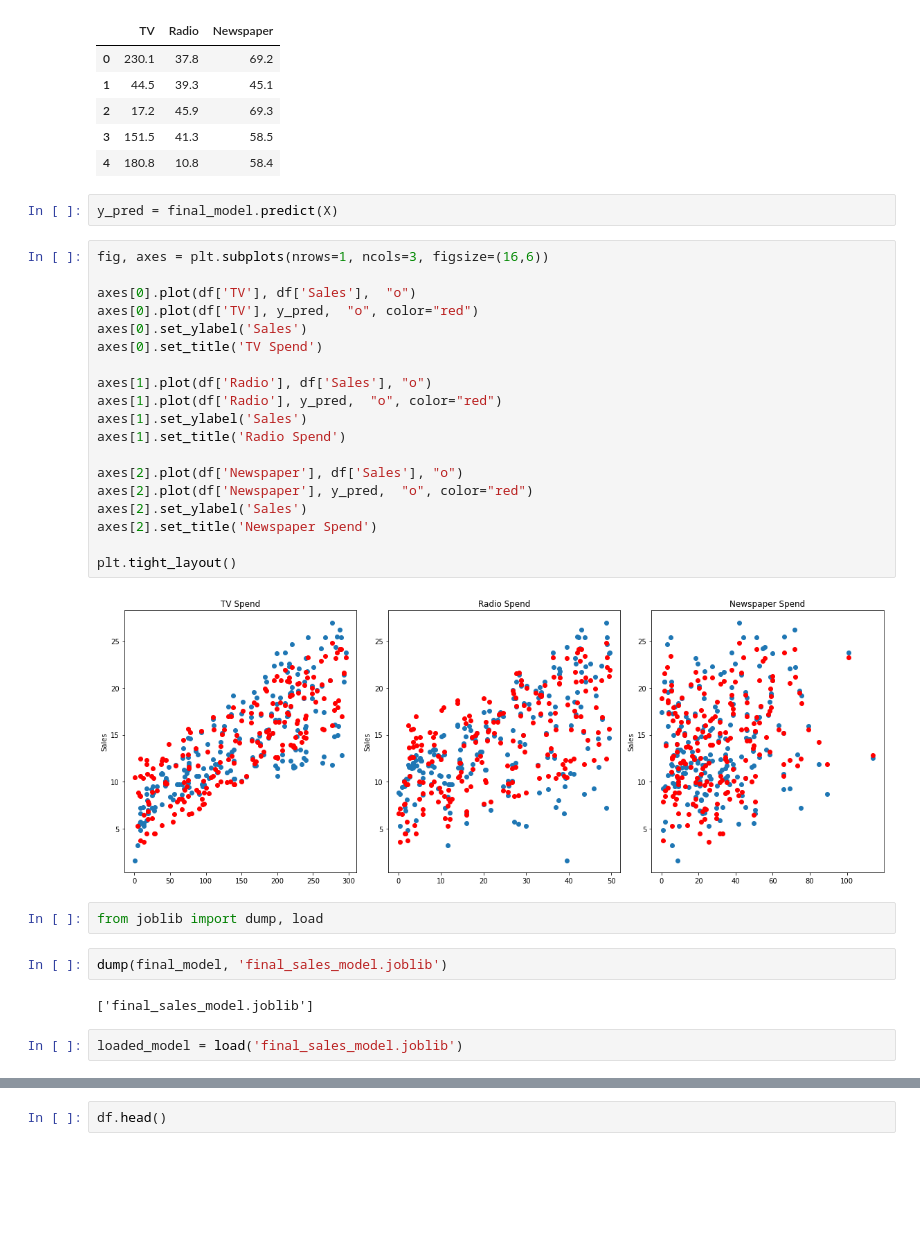
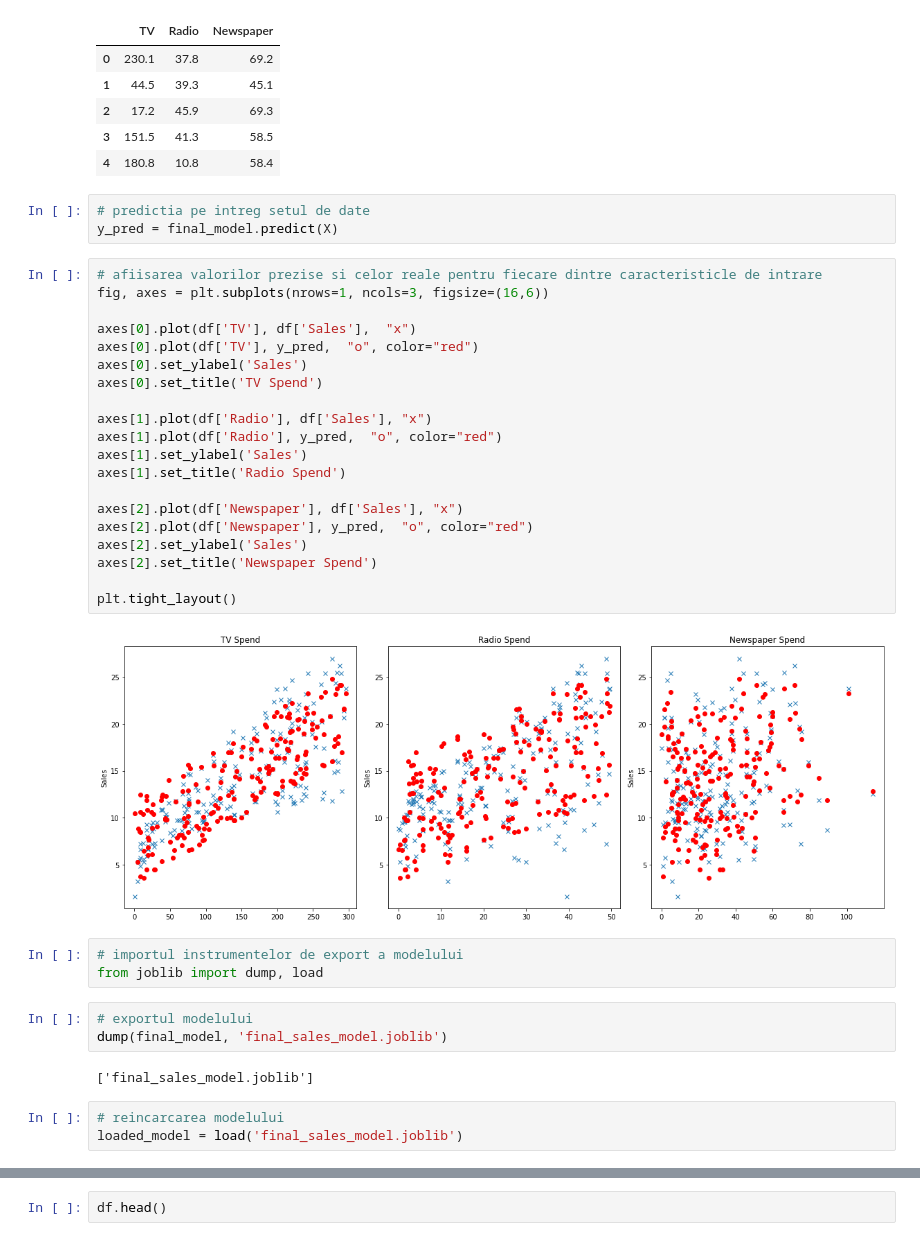
Before and after one commit to npsimid/Machine_Learning_Algorithms, a Jupyter notebook: Linear regresion/Linear_regresion.ipynb, the cells around one changed output, grey strips where cells are left out. Cells and saved outputs as stored; diff of their text form; blank space fills up the shorter version.

```diff
--- a/Linear regresion/Linear_regresion.ipynb
+++ b/Linear regresion/Linear_regresion.ipynb
@@ -328,34 +498,39 @@ X.head()
 | 3 | 151.5 | 41.3 | 58.5 |
 | 4 | 180.8 | 10.8 | 58.4 |
 # %%
+# predictia pe intreg setul de date
 y_pred = final_model.predict(X)
 # %%
+# afiisarea valorilor prezise si celor reale pentru fiecare dintre caracteristicle de intrare
 fig, axes = plt.subplots(nrows=1, ncols=3, figsize=(16,6))
 
-axes[0].plot(df['TV'], df['Sales'],  "o")
+axes[0].plot(df['TV'], df['Sales'],  "x")
 axes[0].plot(df['TV'], y_pred,  "o", color="red")
 axes[0].set_ylabel('Sales')
 axes[0].set_title('TV Spend')
 
-axes[1].plot(df['Radio'], df['Sales'], "o")
+axes[1].plot(df['Radio'], df['Sales'], "x")
 axes[1].plot(df['Radio'], y_pred,  "o", color="red")
 axes[1].set_ylabel('Sales')
 axes[1].set_title('Radio Spend')
 
-axes[2].plot(df['Newspaper'], df['Sales'], "o")
+axes[2].plot(df['Newspaper'], df['Sales'], "x")
 axes[2].plot(df['Newspaper'], y_pred,  "o", color="red")
 axes[2].set_ylabel('Sales')
 axes[2].set_title('Newspaper Spend')
 
 plt.tight_layout()
 # %% [output]
-[figure, old version]
+[figure, new version]
 # %%
+# importul instrumentelor de export a modelului
 from joblib import dump, load
 # %%
+# exportul modelului
 dump(final_model, 'final_sales_model.joblib')
 # %% [output]
 ['final_sales_model.joblib']
 # %%
+# reincarcarea modelului
 loaded_model = load('final_sales_model.joblib')
 # %%
```
Also changed, not shown: parts of 174 cells of this notebook, 1 other file.
